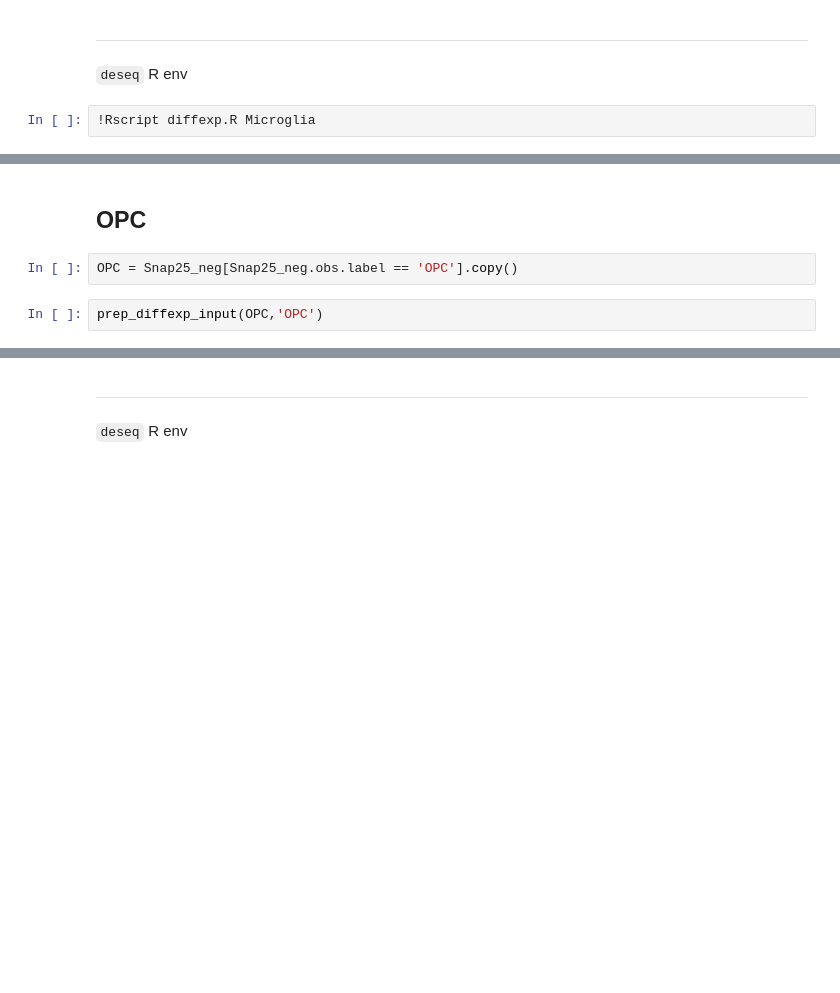
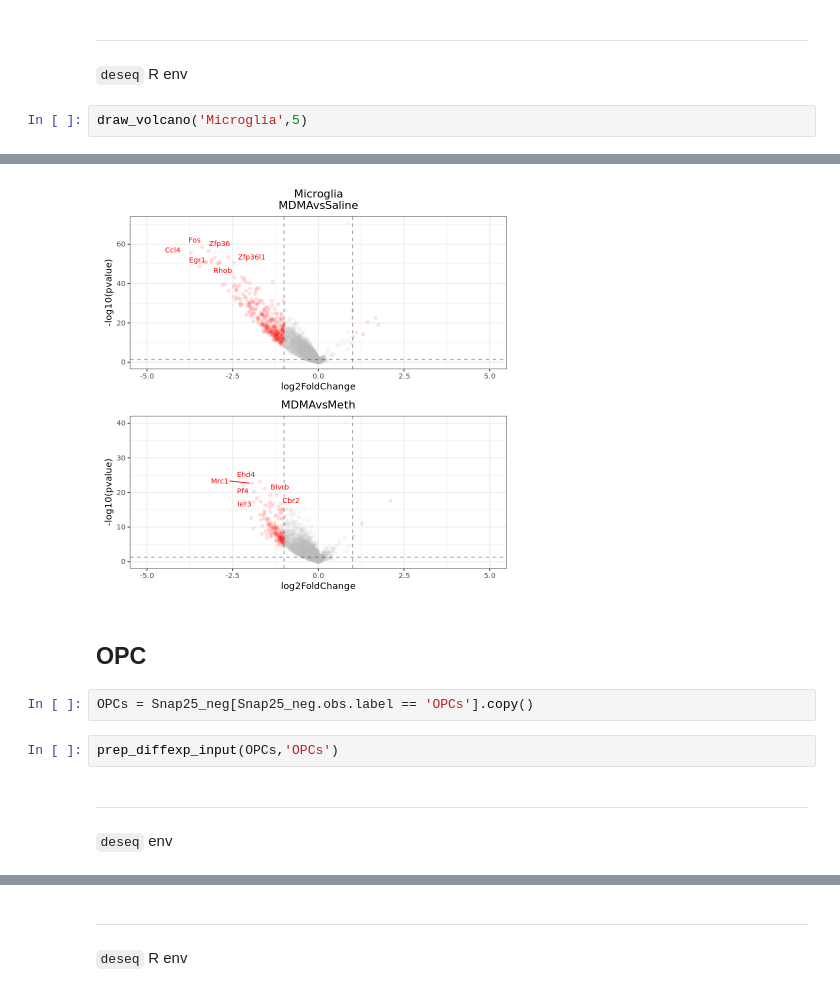
Before and after one commit to SABAFQ/MDMA-scRNAseq, a Jupyter notebook: 2-differential-expression-analysis.ipynb, the cells around one changed output, grey strips where cells are left out. Cells and saved outputs as stored; diff of their text form; blank space fills up the shorter version.

```diff
--- a/2-differential-expression-analysis.ipynb
+++ b/2-differential-expression-analysis.ipynb
@@ -130,5 +208,6 @@ prep_diffexp_input(Microglia,'Microglia')
 ___
 
 `deseq` R env
-# %%
-!Rscript diffexp.R Microglia
+# %%
+draw_volcano('Microglia',5)
+# %% [output]
@@ -135,6 +218,11 @@ ___
+[figure, added]
 # %% [markdown]
 ## OPC
 # %%
-OPC = Snap25_neg[Snap25_neg.obs.label == 'OPC'].copy()
+OPCs = Snap25_neg[Snap25_neg.obs.label == 'OPCs'].copy()
-# %%
-prep_diffexp_input(OPC,'OPC')
+# %%
+prep_diffexp_input(OPCs,'OPCs')
+# %% [markdown]
+___
+
+`deseq` env
```
Also changed, not shown: parts of 72 cells of this notebook, 12 other files.
